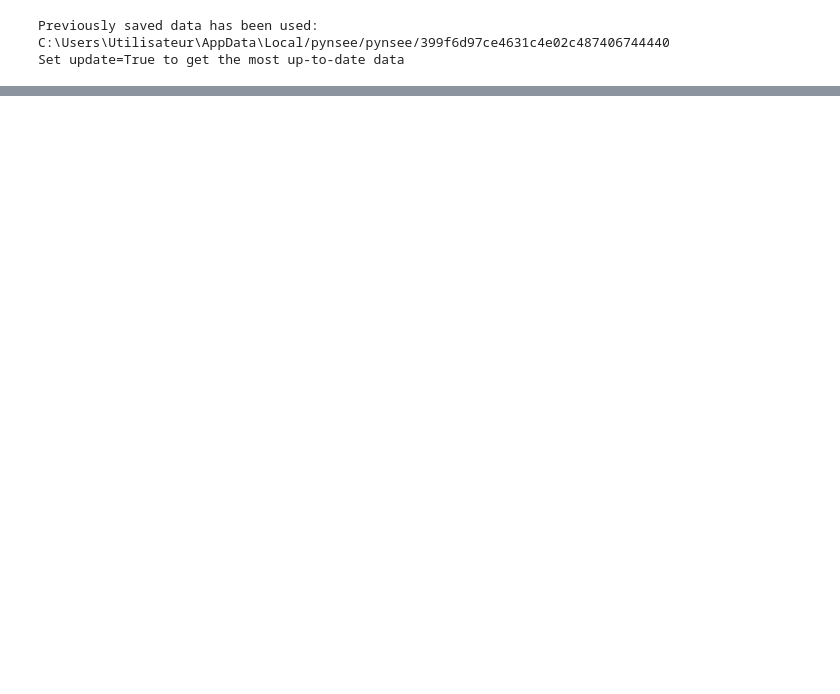
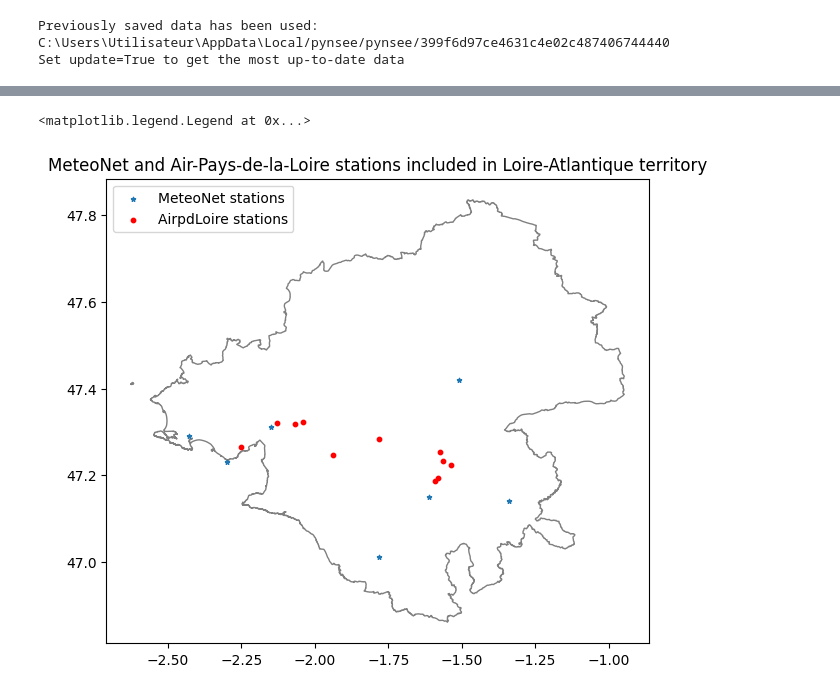
Before and after one commit to gmartinod/AirpdLoire_PM10_viz, a Jupyter notebook: analyse.ipynb, the cells around one changed output, grey strips where cells are left out. Drawn from its saved outputs; the diff is of its cells as text; code cells hidden in the pictures; blank space fills up the shorter version.

```diff
--- a/analyse.ipynb
+++ b/analyse.ipynb
@@ -376,0 +234,17 @@ plot_location_height(df_raw_LA, zoom=6)
+# %%
+LA = mapcom.loc[mapcom['nom_m'] == 'LOIRE-ATLANTIQUE']
+LA = LA.to_crs(epsg=4326)
+
+gdf_meteo_stations_LA = gdf_meteo_stations.loc[(gdf_meteo_stations['number_sta'] >= 44000000) & (gdf_meteo_stations['number_sta'] < 45000000)]
+
+fig, ax = plt.subplots(1, 1, figsize=(7, 7))
+LA.plot(ax=ax, color='white', edgecolor='gray')
+
+gdf_meteo_stations_LA.plot(ax=ax, marker='*', markersize=10, label='MeteoNet stations')
+gdf_apdl_stations.plot(ax=ax, marker='o', color='r', markersize=10, label='AirpdLoire stations')
+
+ax.set_title('MeteoNet and Air-Pays-de-la-Loire stations included in Loire-Atlantique territory')
+plt.legend(loc='upper left')
+# %% [output]
+<matplotlib.legend.Legend at 0x...>
+[figure, added]
```
Also changed, not shown: parts of 31 cells of this notebook, 1 other file.
